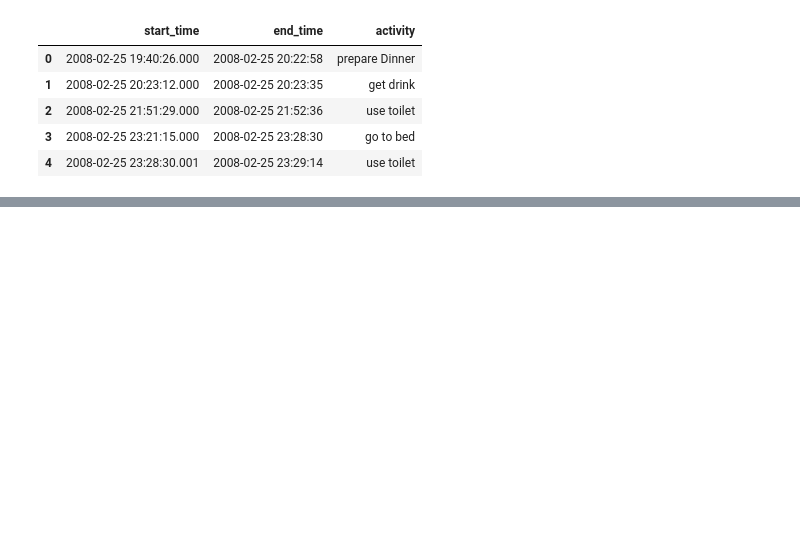
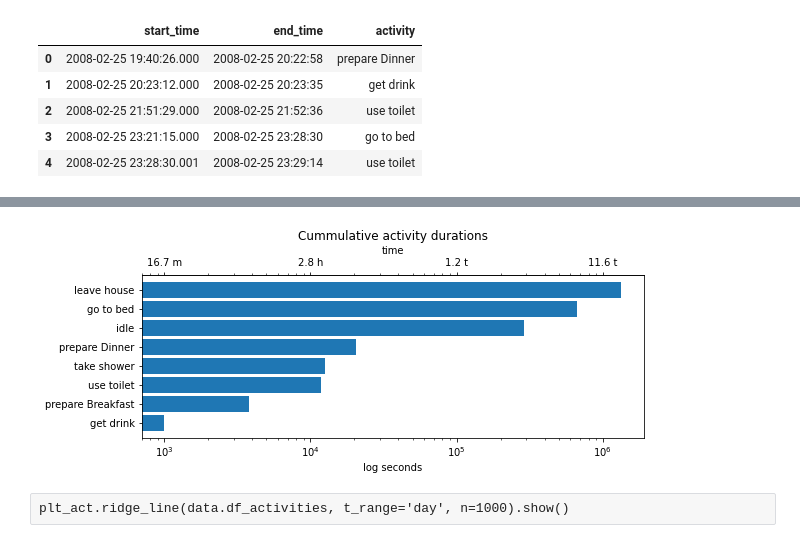
Before and after one commit to tcsvn/pyadlml, a Jupyter notebook: notebooks/kasteren.ipynb, the cells around one changed output, grey strips where cells are left out. Drawn from its saved outputs; the diff is of its cells as text; code cells hidden in the pictures; blank space fills up the shorter version.

```diff
--- a/notebooks/kasteren.ipynb
+++ b/notebooks/kasteren.ipynb
@@ -143,0 +129,11 @@ data.df_ch
+# %%
+from pyadlml.dataset.plot.activities import hist_cum_duration
+
+idle = True
+y_scale = 'log'
+
+hist_cum_duration(data.df_activities, y_scale=y_scale, idle=idle);
+# %% [output]
+[figure, added]
+# %% [raw]
+plt_act.ridge_line(data.df_activities, t_range='day', n=1000).show()
```
Also changed, not shown: parts of 97 cells of this notebook, 54 other files.
